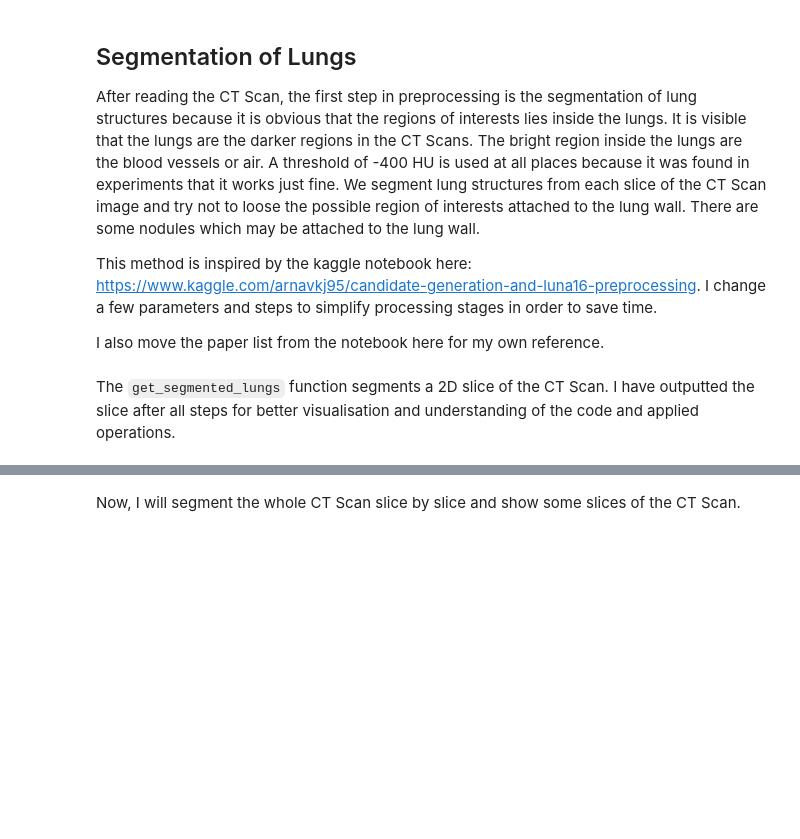
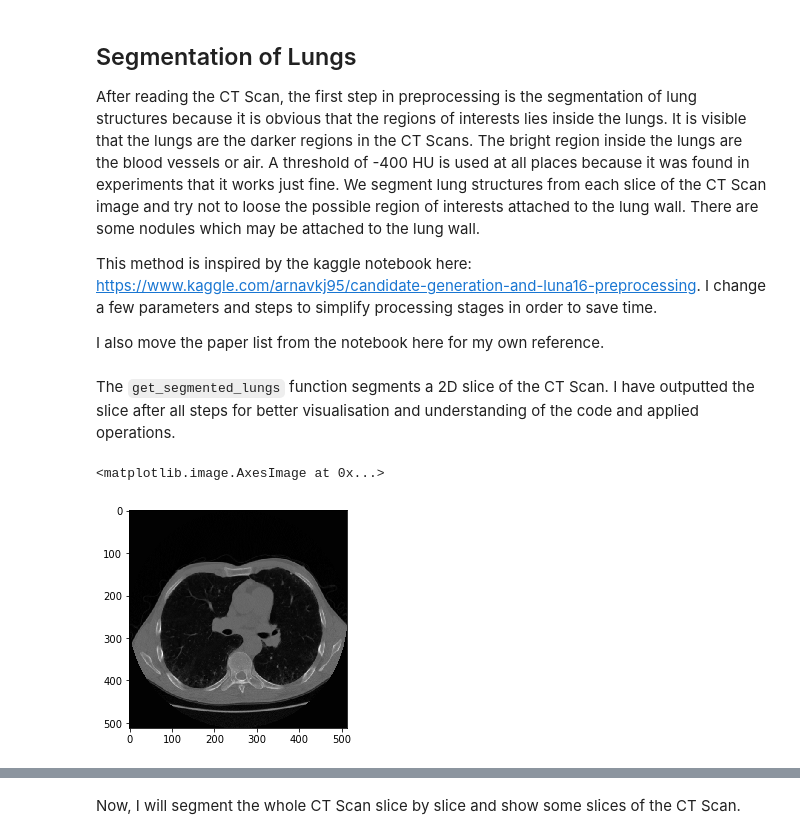
Before and after one commit to ZackCode/Capstone2_Cancer_Detection, a Jupyter notebook: reports/Milestone_part1.ipynb, the cells around one changed output, grey strips where cells are left out. Cells and saved outputs as stored; diff of their text form; code cells hidden in the pictures; blank space fills up the shorter version.

```diff
--- a/reports/Milestone_part1.ipynb
+++ b/reports/Milestone_part1.ipynb
@@ -237,4 +238,9 @@ def get_segmented_lungs(im, plot=False):
     return im
 # %% [markdown]
 The `get_segmented_lungs` function segments a 2D slice of the CT Scan. I have outputted the slice after all steps for better visualisation and understanding of the code and applied operations.
+# %%
+plt.imshow(ct_scan[110], cmap=plt.cm.gray)
+# %% [output]
+<matplotlib.image.AxesImage at 0x...>
+[figure, added]
 # %%
```
Also changed, not shown: parts of 4 cells of this notebook, 17 other files.
